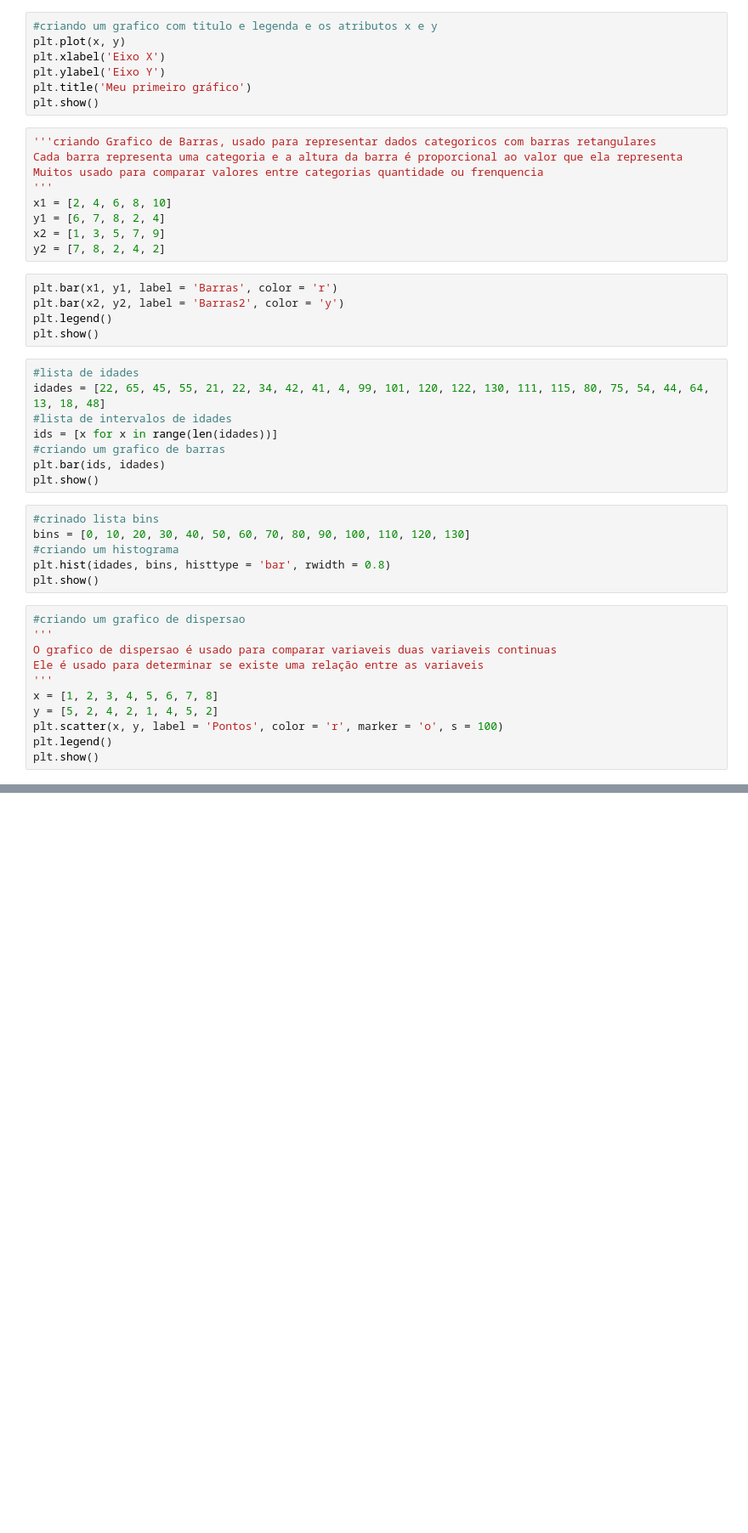
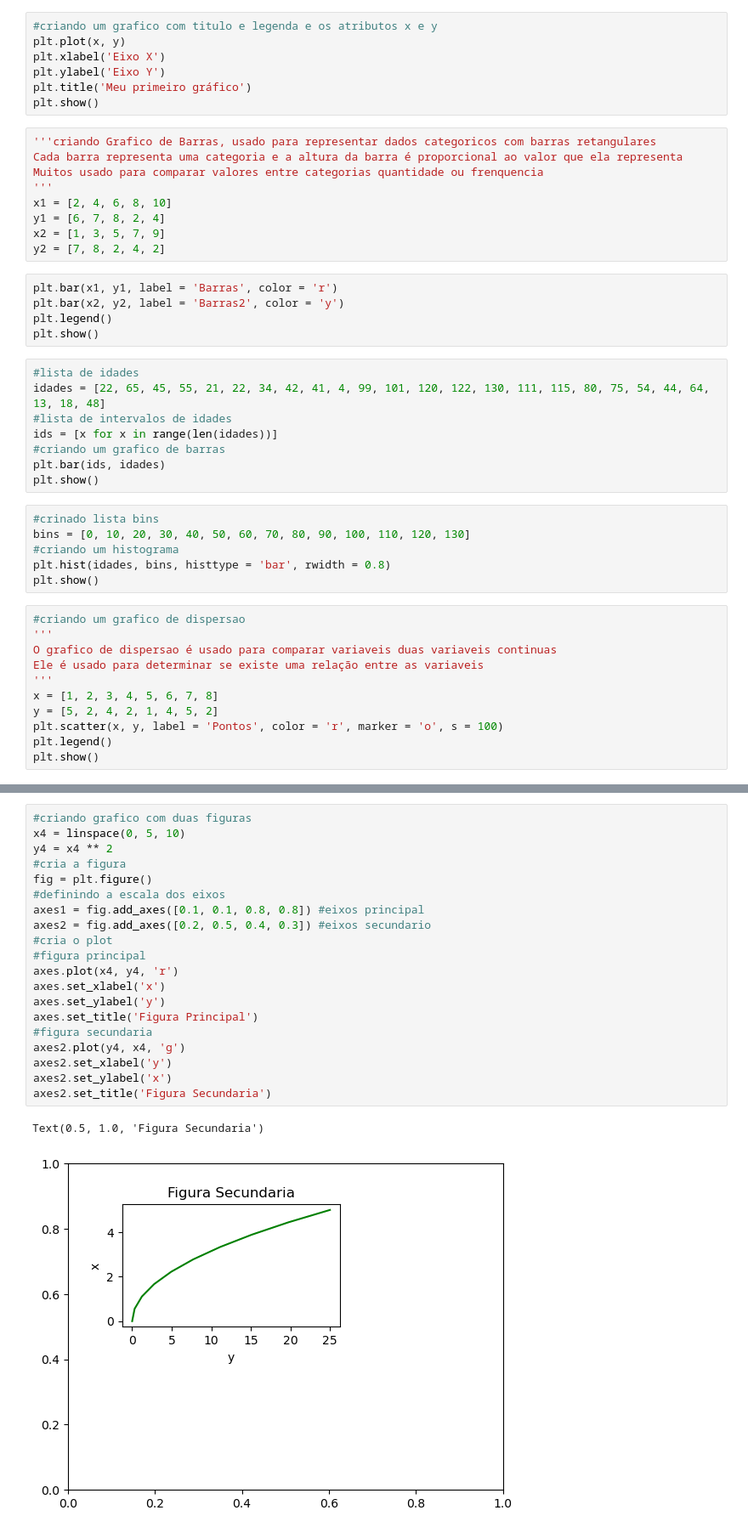
Before and after one commit to francisbowe/exerciciosPython, a Jupyter notebook: GraficosMatpotLib_Seaborn/exPlots.ipynb, the cells around one changed output, grey strips where cells are left out. Shown: that part at 85% size. Saved outputs shown, nothing was run; the diff lists cells and outputs as text; blank space fills up the shorter version.

```diff
--- a/GraficosMatpotLib_Seaborn/exPlots.ipynb
+++ b/GraficosMatpotLib_Seaborn/exPlots.ipynb
@@ -58,0 +114,23 @@ plt.show()
+# %%
+#criando grafico com duas figuras
+x4 = linspace(0, 5, 10)
+y4 = x4 ** 2
+#cria a figura
+fig = plt.figure()
+#definindo a escala dos eixos
+axes1 = fig.add_axes([0.1, 0.1, 0.8, 0.8]) #eixos principal
+axes2 = fig.add_axes([0.2, 0.5, 0.4, 0.3]) #eixos secundario
+#cria o plot
+#figura principal
+axes.plot(x4, y4, 'r')
+axes.set_xlabel('x')
+axes.set_ylabel('y')
+axes.set_title('Figura Principal')
+#figura secundaria
+axes2.plot(y4, x4, 'g')
+axes2.set_xlabel('y')
+axes2.set_ylabel('x')
+axes2.set_title('Figura Secundaria')
+# %% [output]
+Text(0.5, 1.0, 'Figura Secundaria')
+[figure, added]
```
Also changed, not shown: parts of 7 cells of this notebook.
